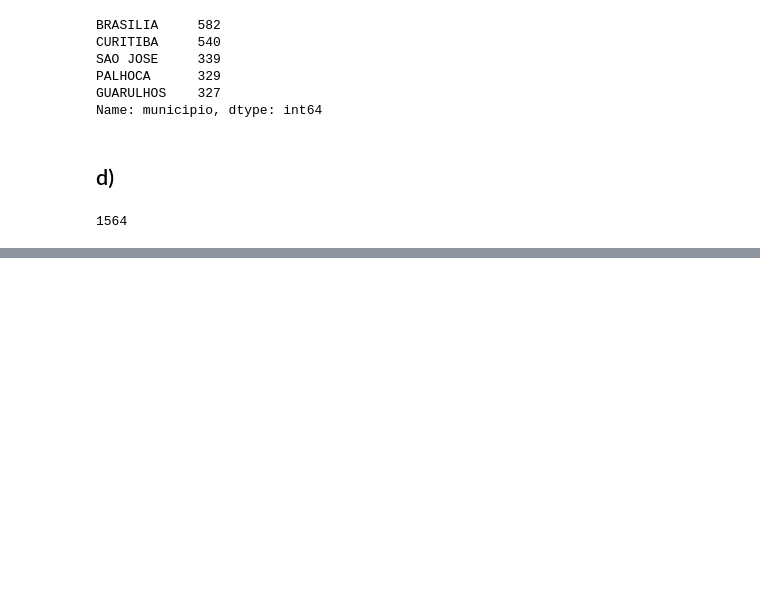
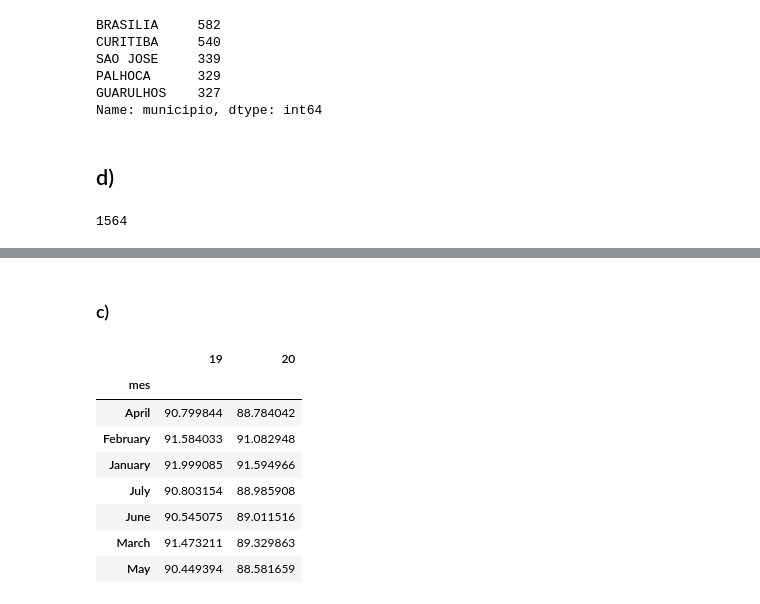
Before and after one commit to STNeto1/ifpb, a Jupyter notebook: estatistica/Projeto 1.ipynb, the cells around one changed output, grey strips where cells are left out. Cells and saved outputs as stored; diff of their text form; code cells hidden in the pictures; blank space fills up the shorter version.

```diff
--- a/estatistica/Projeto 1.ipynb
+++ b/estatistica/Projeto 1.ipynb
@@ -68,0 +176,2 @@ list(detran20[detran20['uf'] == 'PB'].count())[0]
+# %% [markdown]
+### c)
@@ -68,0 +183,17 @@ list(detran20[detran20['uf'] == 'PB'].count())[0]
+# %%
+mydata = pd.DataFrame(
+    {'19':list(map(lambda x: x[0], final_detran19.loc[matched_indexes].values)),
+     '20': list(map(lambda x: x[0], final_detran20.values)), 'mes': matched_indexes})
+mydata.set_index('mes', inplace=True)
+# %%
+mydata
+# %% [output]
+|  | 19 | 20 |
+| mes |  |  |
+| April | 90.799844 | 88.784042 |
+| February | 91.584033 | 91.082948 |
+| January | 91.999085 | 91.594966 |
+| July | 90.803154 | 88.985908 |
+| June | 90.545075 | 89.011516 |
+| March | 91.473211 | 89.329863 |
+| May | 90.449394 | 88.581659 |
```
Also changed, not shown: parts of 25 cells of this notebook, 23 other files.
